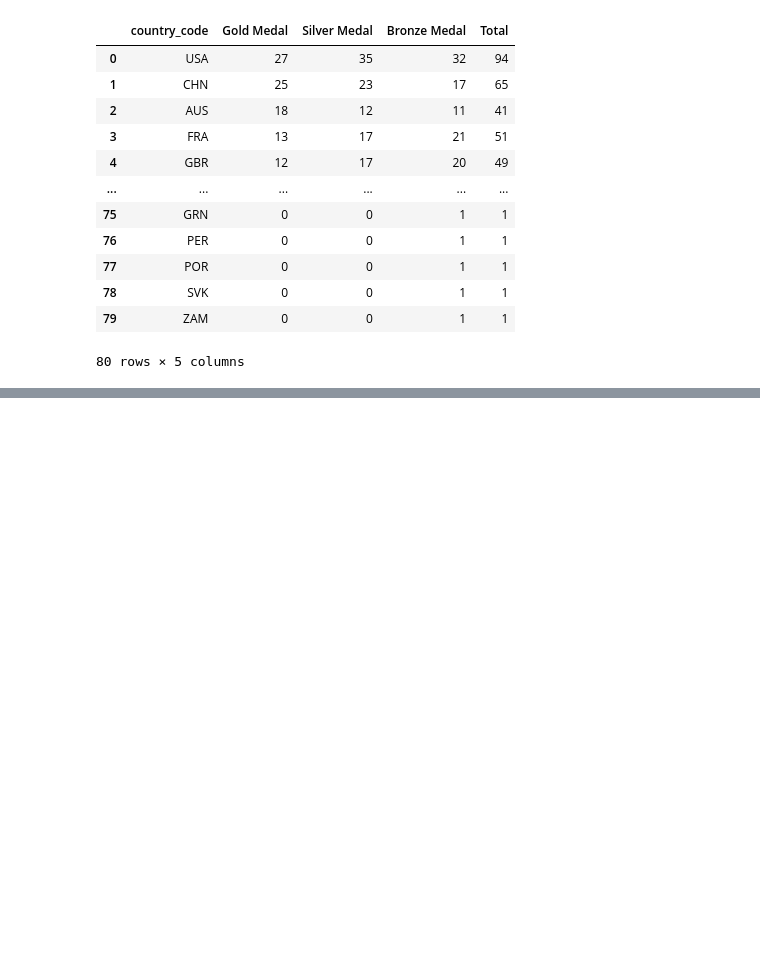
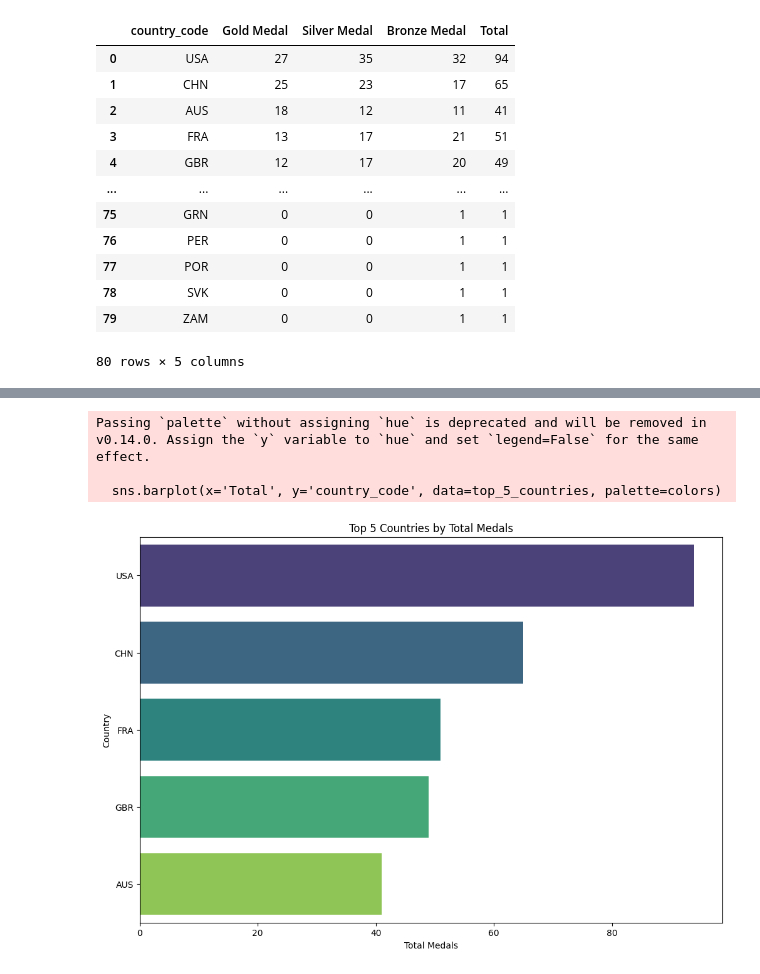
Before and after one commit to noelmt7/Advanced_Data_Analytics, a Jupyter notebook: Olympics/Paris2024_analysis.ipynb, the cells around one changed output, grey strips where cells are left out. Drawn from its saved outputs; the diff is of its cells as text; code cells hidden in the pictures; blank space fills up the shorter version.

```diff
--- a/Olympics/Paris2024_analysis.ipynb
+++ b/Olympics/Paris2024_analysis.ipynb
@@ -89,0 +127,19 @@ plt.show()
+# %%
+# Sort by the 'Total' column in descending order and select the top 5
+top_5_countries = country_df.sort_values(by='Total', ascending=False).head(5)
+
+# Define a list of colors for the bars
+colors = sns.color_palette("viridis", n_colors=len(top_5_countries))
+
+# Plot horizontal bar graph using Seaborn
+plt.figure(figsize=(12, 8))
+sns.barplot(x='Total', y='country_code', data=top_5_countries, palette=colors)
+plt.xlabel('Total Medals')
+plt.ylabel('Country')
+plt.title('Top 5 Countries by Total Medals')
+plt.show()
+# %% [output]
+Passing `palette` without assigning `hue` is deprecated and will be removed in v0.14.0. Assign the `y` variable to `hue` and set `legend=False` for the same effect.
+
+  sns.barplot(x='Total', y='country_code', data=top_5_countries, palette=colors)
+[figure, added]
```
Also changed, not shown: parts of 12 cells of this notebook.
